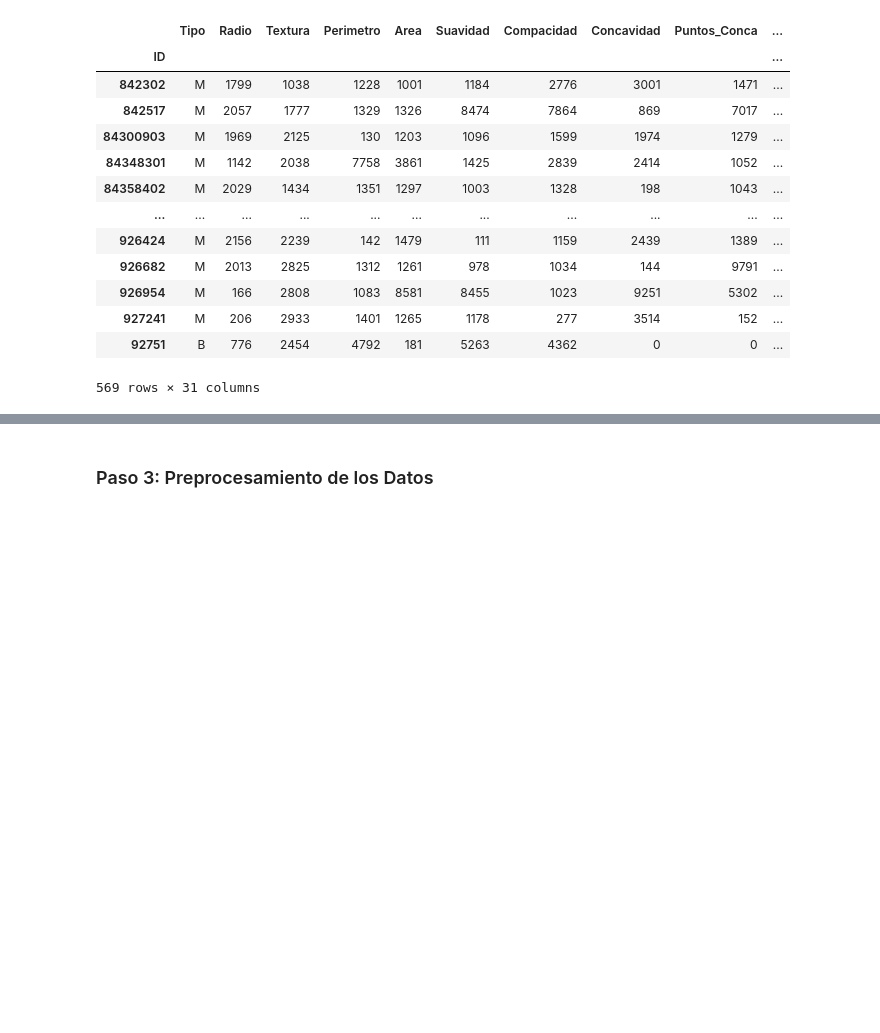
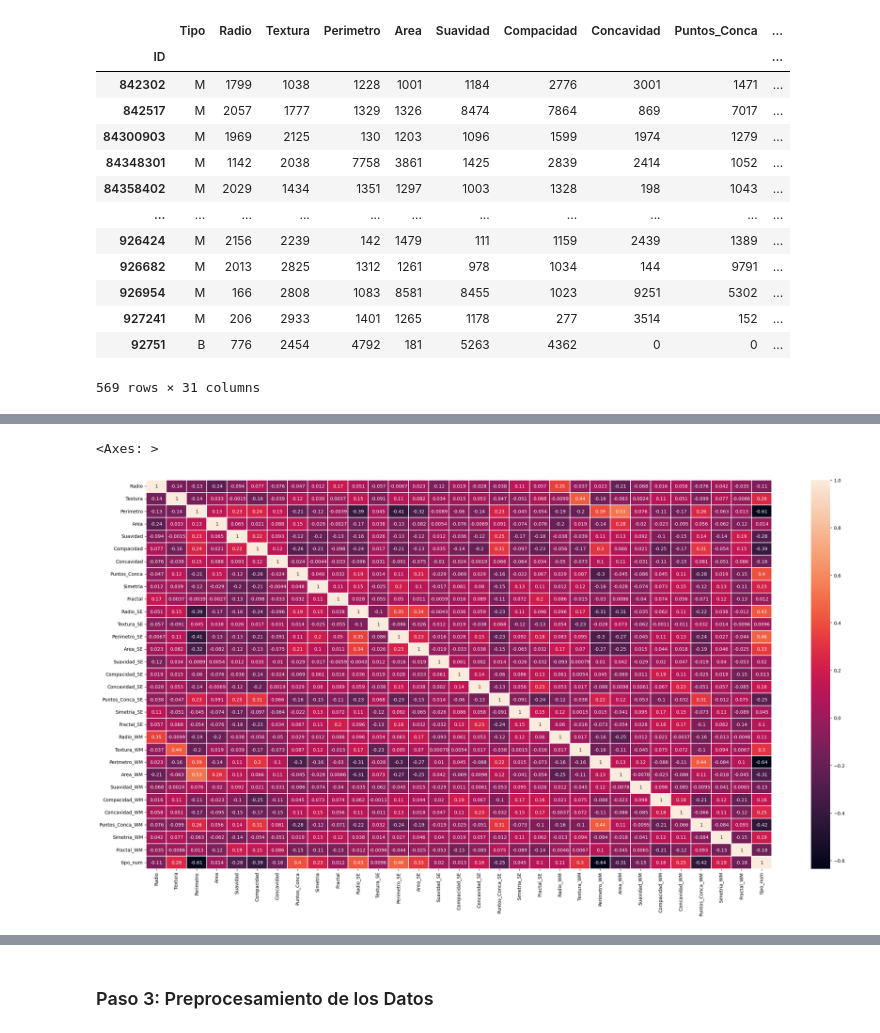
Before and after one commit to cgranadosh/basics_python_Analitycs, a Jupyter notebook: 16_Taller_clustering_Cancer.ipynb, the cells around one changed output, grey strips where cells are left out. Cells and saved outputs as stored; diff of their text form; code cells hidden in the pictures; blank space fills up the shorter version.

```diff
--- a/16_Taller_clustering_Cancer.ipynb
+++ b/16_Taller_clustering_Cancer.ipynb
@@ -53,0 +89,3 @@ data.info()
+# %%
+datos["tipo_num"] = np.where(datos["Tipo"]=="M",1,0)
+datos.describe()
@@ -53,0 +116,8 @@ data.info()
+# %%
+df_data = datos.drop('Tipo', axis=1)
+plt.figure(figsize = (30,15))
+c=df_data.corr()
+sns.heatmap(c, annot=True, linewidths=.1)
+# %% [output]
+<Axes: >
+[figure, added]
```
Also changed, not shown: parts of 17 cells of this notebook.
